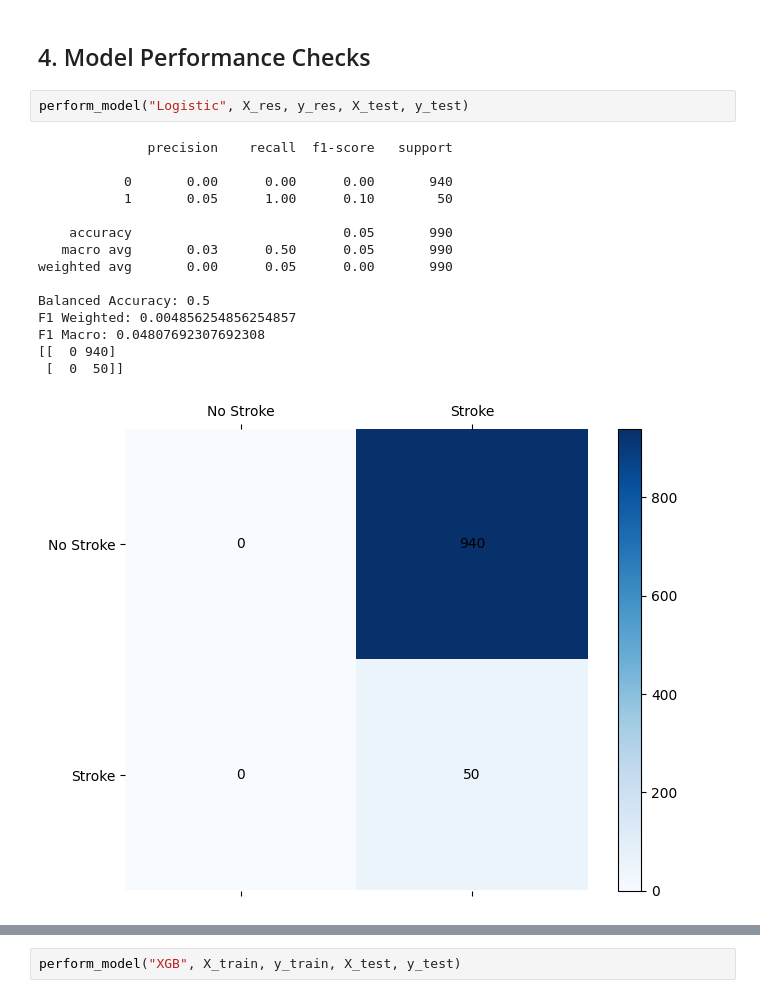
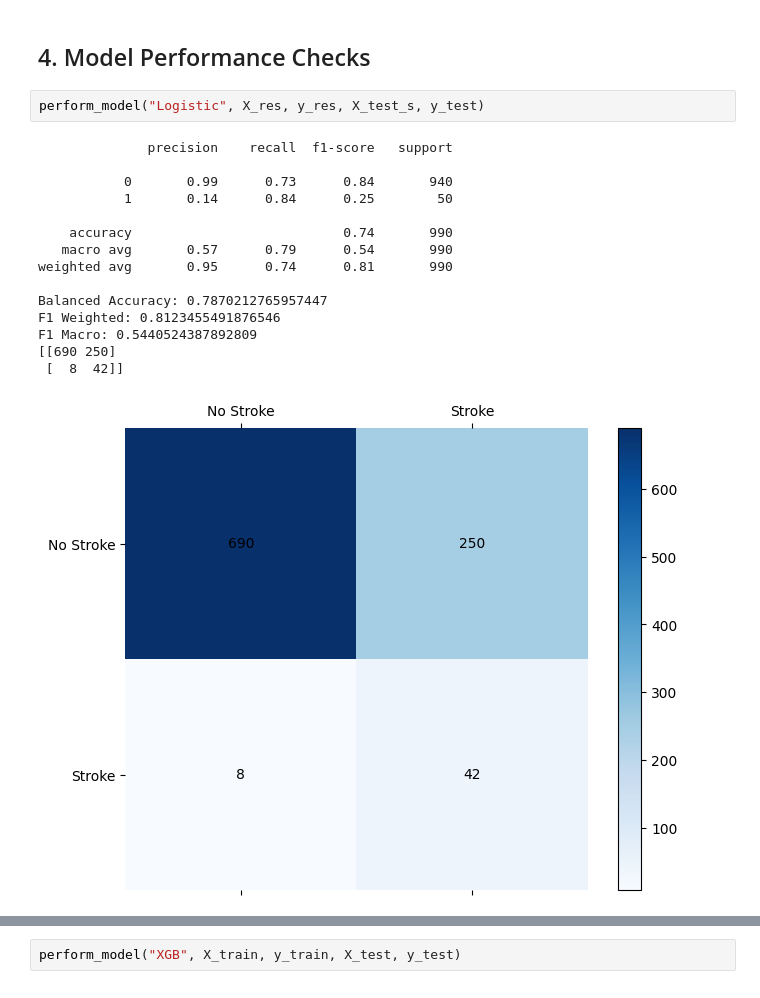
Before and after one commit to Yuuklo/stroke-prediction, a Jupyter notebook: notebooks/02_modeling.ipynb, the cells around one changed output, grey strips where cells are left out. Drawn from its saved outputs; the diff is of its cells as text.

```diff
--- a/notebooks/02_modeling.ipynb
+++ b/notebooks/02_modeling.ipynb
@@ -134,21 +135,21 @@ def perform_model(model : str, X_train, y_train, x, y):
 # %% [markdown]
 ## 4. Model Performance Checks
 # %%
-perform_model("Logistic", X_res, y_res, X_test, y_test)
+perform_model("Logistic", X_res, y_res, X_test_s, y_test)
 # %% [output]
               precision    recall  f1-score   support
 
-           0       0.00      0.00      0.00       940
-           1       0.05      1.00      0.10        50
+           0       0.99      0.73      0.84       940
+           1       0.14      0.84      0.25        50
 
-    accuracy                           0.05       990
-   macro avg       0.03      0.50      0.05       990
-weighted avg       0.00      0.05      0.00       990
+    accuracy                           0.74       990
+   macro avg       0.57      0.79      0.54       990
+weighted avg       0.95      0.74      0.81       990
 
-Balanced Accuracy: 0.5
-F1 Weighted: 0.004856254856254857
-F1 Macro: 0.04807692307692308
-[[  0 940]
- [  0  50]]
+Balanced Accuracy: 0.7870212765957447
+F1 Weighted: 0.8123455491876546
+F1 Macro: 0.5440524387892809
+[[690 250]
+ [  8  42]]
-[figure, old version]
+[figure, new version]
 # %%
```
Also changed, not shown: parts of 7 cells of this notebook.
